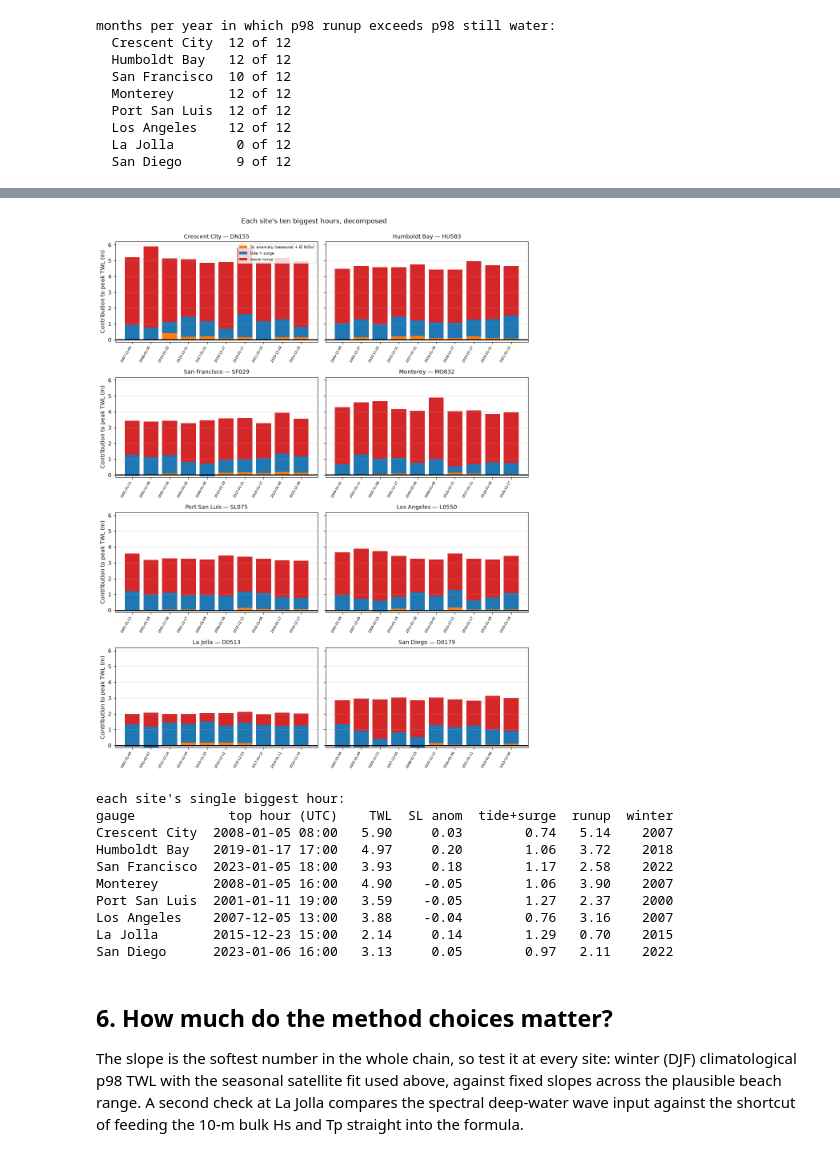
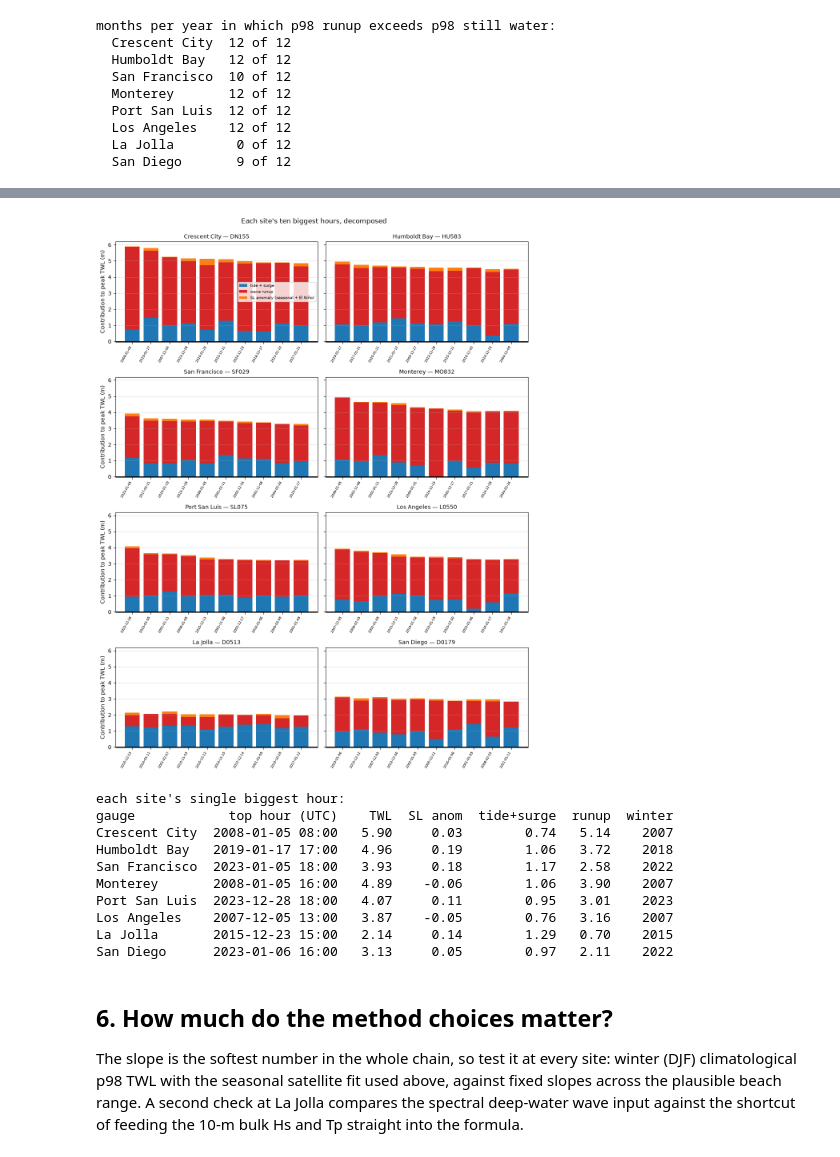
Before and after one commit to holdenlesliebole/climate-data-foundations, a Jupyter notebook: reference/13_el_nino_total_water_level_complete.ipynb, the cells around one changed output, grey strips where cells are left out. Cells and saved outputs as stored; diff of their text form; code cells hidden in the pictures.

```diff
--- a/reference/13_el_nino_total_water_level_complete.ipynb
+++ b/reference/13_el_nino_total_water_level_complete.ipynb
@@ -251,7 +317,7 @@ def stockdon_r2(h0, l0, beta):
 
 def build_twl(site):
     """Hourly SWL, R2, and TWL for one site, aligned on common hours."""
-    swl = load_hourly_swl(site["swl"])
+    swl = extended_hourly_swl(site)
     energy, depth = load_hourly_spectra(site["mop"])
     h0, tp, l0 = deepwater_wave_params(energy, depth)
     A, B, S, note = beta_params(site["mop"])
@@ -354,7 +421,7 @@ for site in SITES:
                     "p98_swl": monthly_p98(frame["swl"]),
                     "p98_r2": monthly_p98(frame["r2"])})
     print(f"{site['gauge']:<14} {site['mop']:>6}  TWL record "
-          f"{frame.index[0]:%Y-%m} to {frame.index[-1]:%Y-%m}")
+          f"{frame.index[0]:%Y-%m} to {frame.index[-1]:%Y-%m-%d}")
 
 records.sort(key=lambda r: r["lat"], reverse=True)
 # %% [output]
@@ -431,7 +506,13 @@ for ax, rec in zip(axes.flat, records):
     swl_c = seasonal_climatology(rec["p98_swl"]).reindex(months)
     r2_c = seasonal_climatology(rec["p98_r2"]).reindex(months)
     twl_c = seasonal_climatology(rec["p98_twl"]).reindex(months)
-    # shade the gap between the two ingredients by which one is on top
+    # base band: from the x axis up to the lower ingredient, in its own color
+    lower = np.minimum(swl_c, r2_c)
+    ax.fill_between(months, 0, lower, where=swl_c <= r2_c, interpolate=True,
+                    color="tab:blue", alpha=0.10)
+    ax.fill_between(months, 0, lower, where=r2_c <= swl_c, interpolate=True,
+                    color="tab:red", alpha=0.10)
+    # upper band: the gap between the ingredients, colored by which is on top
     ax.fill_between(months, swl_c, r2_c, where=r2_c >= swl_c, interpolate=True,
                     color="tab:red", alpha=0.15)
     ax.fill_between(months, swl_c, r2_c, where=r2_c <= swl_c, interpolate=True,
@@ -524,7 +606,8 @@ for rec in records:
     rec["events"] = pd.DataFrame(
         [{"when": t, "TWL": v, "SL anomaly": slow[t],
           "tide + surge": f.loc[t, "swl"] - slow[t], "runup": f.loc[t, "r2"]}
-         for t, v in top_events(f["twl"], n=10)]).set_index("when").sort_index()
+         for t, v in top_events(f["twl"], n=10)]
+    ).set_index("when").sort_values("TWL", ascending=False)   # biggest first
 
 fig, axes = plt.subplots(4, 2, figsize=(11, 13), sharex=True, sharey=True)
 for ax, rec in zip(axes.flat, records):
@@ -544,46 +627,48 @@ plt.show()
 fig, axes = plt.subplots(4, 2, figsize=(11, 14), sharey=True)
 for ax, rec in zip(axes.flat, records):
     ev = rec["events"]
+    # stack order: tide+surge, then runup, with the SL anomaly capping the bar
+    # so the El Niño push sits visibly on top
     bottom = np.zeros(len(ev))
     for part, display, color in [
-            ("SL anomaly", "SL anomaly (seasonal + El Niño)", "tab:orange"),
             ("tide + surge", "tide + surge", "tab:blue"),
-            ("runup", "wave runup", "tab:red")]:
+            ("runup", "wave runup", "tab:red"),
+            ("SL anomaly", "SL anomaly (seasonal + El Niño)", "tab:orange")]:
         ax.bar(range(len(ev)), ev[part], bottom=bottom, color=color,
                label=display if ax is axes.flat[0] else None)
         bottom += ev[part].to_numpy()
     ax.axhline(0, color="k", lw=2)   # thick zero: bars below are subtracting
     ax.set_xticks(range(len(ev)))
     ax.set_xticklabels([f"{t:%Y-%m-%d}" for t in ev.index], rotation=60,
                        ha="right", fontsize=6)
     ax.set_title(f"{rec['gauge']} — {rec['mop']}", fontsize=10)
     ax.grid(alpha=0.4, axis="y")
 axes.flat[0].legend(fontsize=7)
 for ax in axes[:, 0]:
     ax.set_ylabel("Contribution to peak TWL (m)")
 fig.suptitle("Each site's ten biggest hours, decomposed", y=0.995)
 fig.tight_layout()
 plt.show()
 
 print("each site's single biggest hour:")
 print(f"{'gauge':<14} {'top hour (UTC)':>16} {'TWL':>6} {'SL anom':>8} "
       f"{'tide+surge':>11} {'runup':>6} {'winter':>7}")
 for rec in records:
     t = rec["events"]["TWL"].idxmax()
     ev = rec["events"].loc[t]
     print(f"{rec['gauge']:<14} {t:%Y-%m-%d %H:00} {ev['TWL']:6.2f} "
           f"{ev['SL anomaly']:8.2f} {ev['tide + surge']:11.2f} {ev['runup']:6.2f} "
           f"{winter_label(pd.DatetimeIndex([t]))[0]:>7}")
 # %% [output]
-[figure, old version]
+[figure, new version]
 each site's single biggest hour:
 gauge            top hour (UTC)    TWL  SL anom  tide+surge  runup  winter
 Crescent City  2008-01-05 08:00   5.90     0.03        0.74   5.14    2007
-Humboldt Bay   2019-01-17 17:00   4.97     0.20        1.06   3.72    2018
+Humboldt Bay   2019-01-17 17:00   4.96     0.19        1.06   3.72    2018
 San Francisco  2023-01-05 18:00   3.93     0.18        1.17   2.58    2022
-Monterey       2008-01-05 16:00   4.90    -0.05        1.06   3.90    2007
-Port San Luis  2001-01-11 19:00   3.59    -0.05        1.27   2.37    2000
-Los Angeles    2007-12-05 13:00   3.88    -0.04        0.76   3.16    2007
+Monterey       2008-01-05 16:00   4.89    -0.06        1.06   3.90    2007
+Port San Luis  2023-12-28 18:00   4.07     0.11        0.95   3.01    2023
+Los Angeles    2007-12-05 13:00   3.87    -0.05        0.76   3.16    2007
 La Jolla       2015-12-23 15:00   2.14     0.14        1.29   0.70    2015
 San Diego      2023-01-06 16:00   3.13     0.05        0.97   2.11    2022
 # %% [markdown]
```
Also changed, not shown: parts of 11 cells of this notebook, 3 other files.
